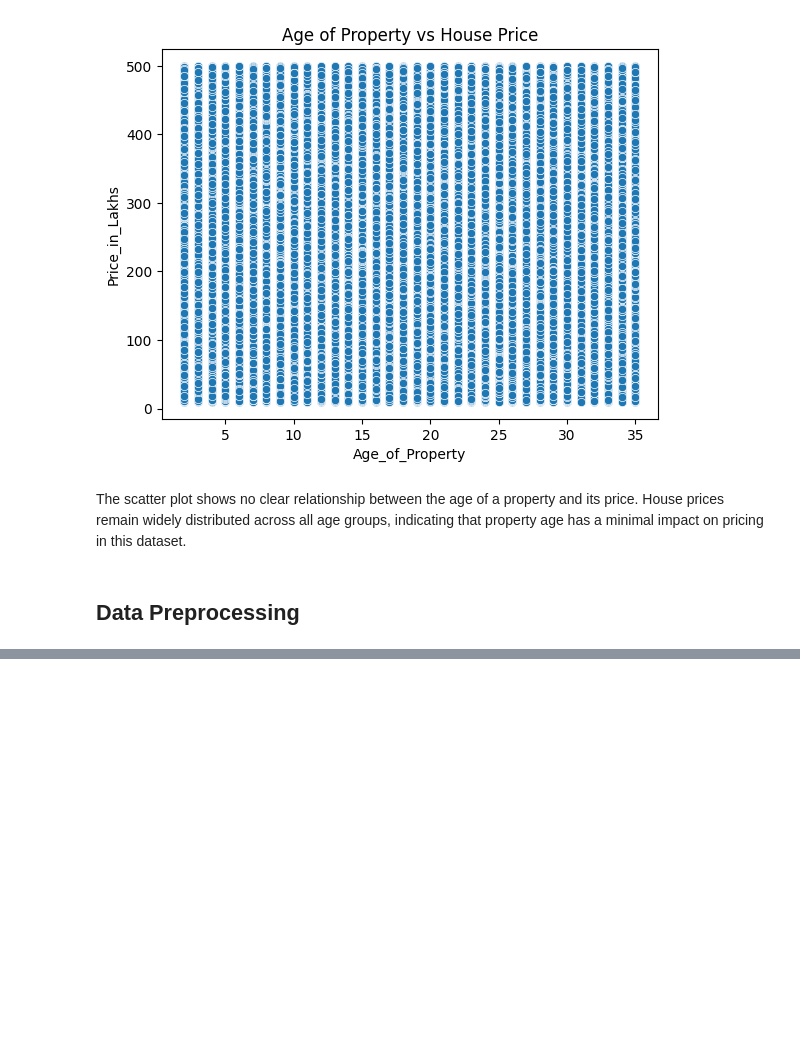
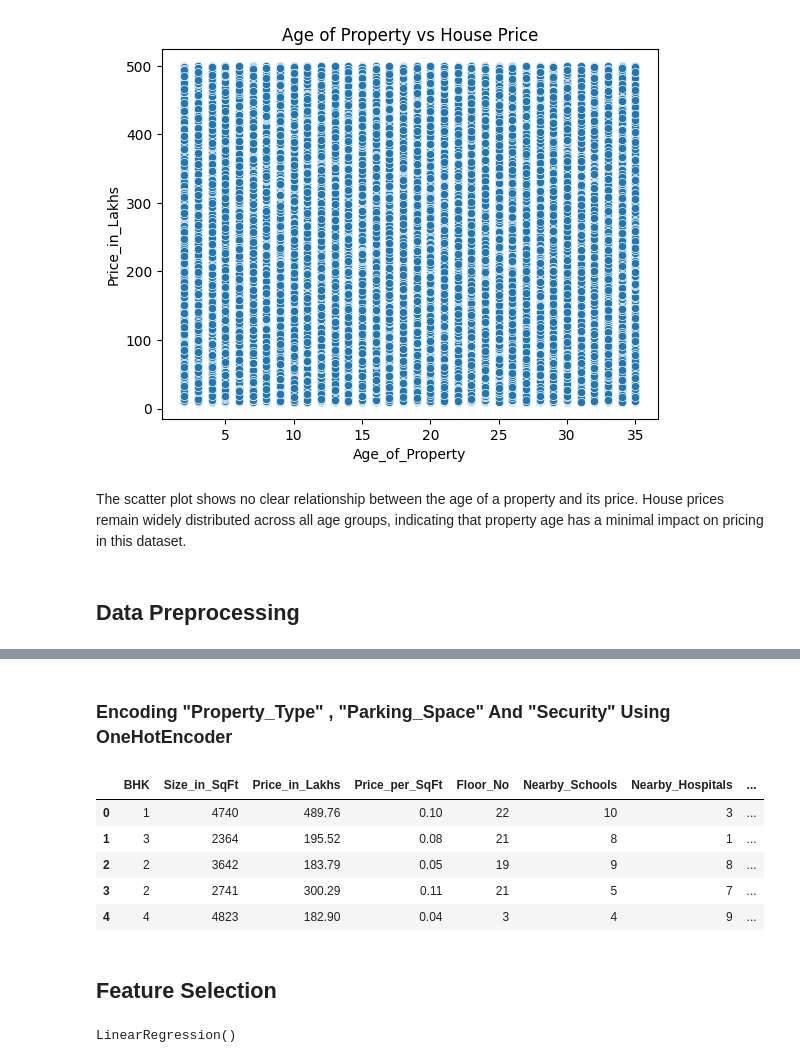
Before and after one commit to ashutoshpathak18/Real-Estate-Price-Predictor, a Jupyter notebook: notebooks/housing_price_analysis.ipynb, the cells around one changed output, grey strips where cells are left out. Saved outputs shown, nothing was run; the diff lists cells and outputs as text; code cells hidden in the pictures; blank space fills up the shorter version.

```diff
--- a/notebooks/housing_price_analysis.ipynb
+++ b/notebooks/housing_price_analysis.ipynb
@@ -243,0 +281,34 @@ df = df.drop(columns=['ID', 'State', 'City', 'Locality', 'Total_Floors',  'Ameni
+# %%
+df['Public_Transport'] = df['Public_Transport_Accessibility'].map(map_dict)
+df = df.drop(columns='Public_Transport_Accessibility')
+# %% [markdown]
+### Encoding "Property_Type" , "Parking_Space" And "Security" Using OneHotEncoder
+# %%
+Encoder = OneHotEncoder(sparse_output=False, drop='first')
+# %%
+cat_col = [
+    'Property_Type',
+    'Parking_Space',
+    'Security'
+]
+
+encoded = Encoder.fit_transform(df[cat_col])
+# %%
+encoded_df = pd.DataFrame(
+    encoded, columns=Encoder.get_feature_names_out(cat_col),
+    index=df.index
+)
+
+df = pd.concat([df,encoded_df],axis=1)
+df = df.drop(columns=['Property_Type', 'Parking_Space', 'Security'])
+# %%
+df.head(5)
+# %% [output]
+|  | BHK | Size_in_SqFt | Price_in_Lakhs | Price_per_SqFt | Floor_No | Nearby_Schools | Nearby_Hospitals | ... |
+| 0 | 1 | 4740 | 489.76 | 0.10 | 22 | 10 | 3 | ... |
+| 1 | 3 | 2364 | 195.52 | 0.08 | 21 | 8 | 1 | ... |
+| 2 | 2 | 3642 | 183.79 | 0.05 | 19 | 9 | 8 | ... |
+| 3 | 2 | 2741 | 300.29 | 0.11 | 21 | 5 | 7 | ... |
+| 4 | 4 | 4823 | 182.90 | 0.04 | 3 | 4 | 9 | ... |
+# %% [markdown]
+## Feature Selection
@@ -243,0 +320,5 @@ df = df.drop(columns=['ID', 'State', 'City', 'Locality', 'Total_Floors',  'Ameni
+# %%
+LR = LinearRegression()
+LR.fit(X_Train, Y_Train)
+# %% [output]
+LinearRegression()
```
Also changed, not shown: parts of 13 cells of this notebook.
